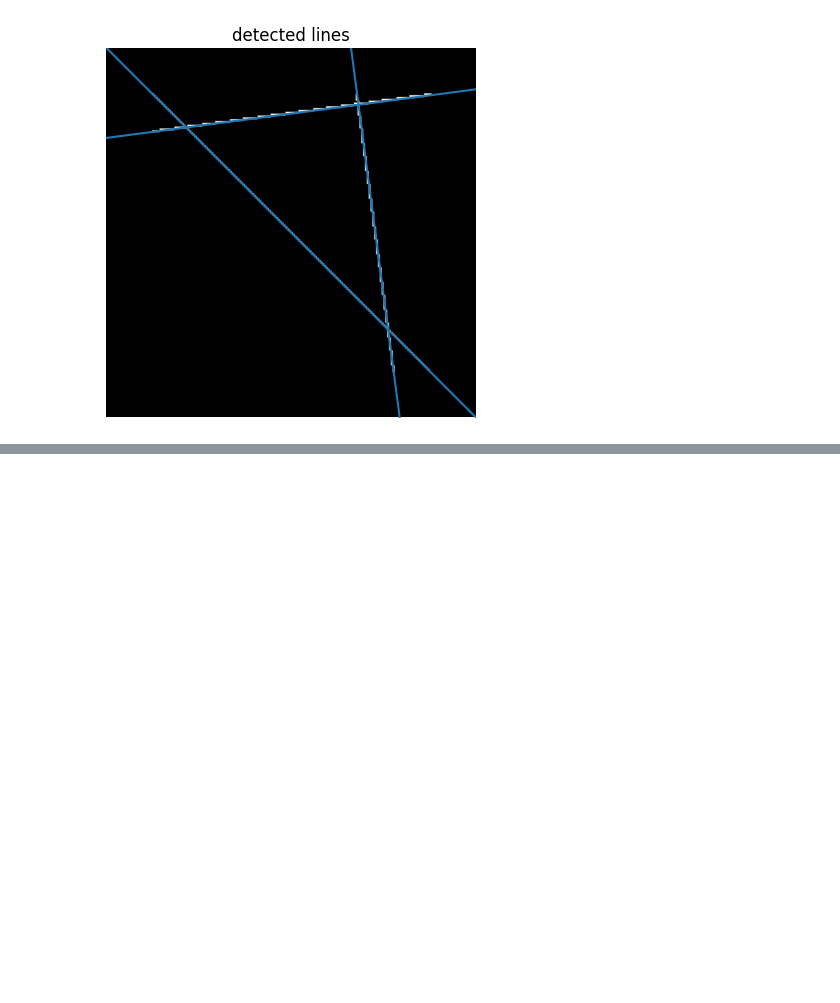
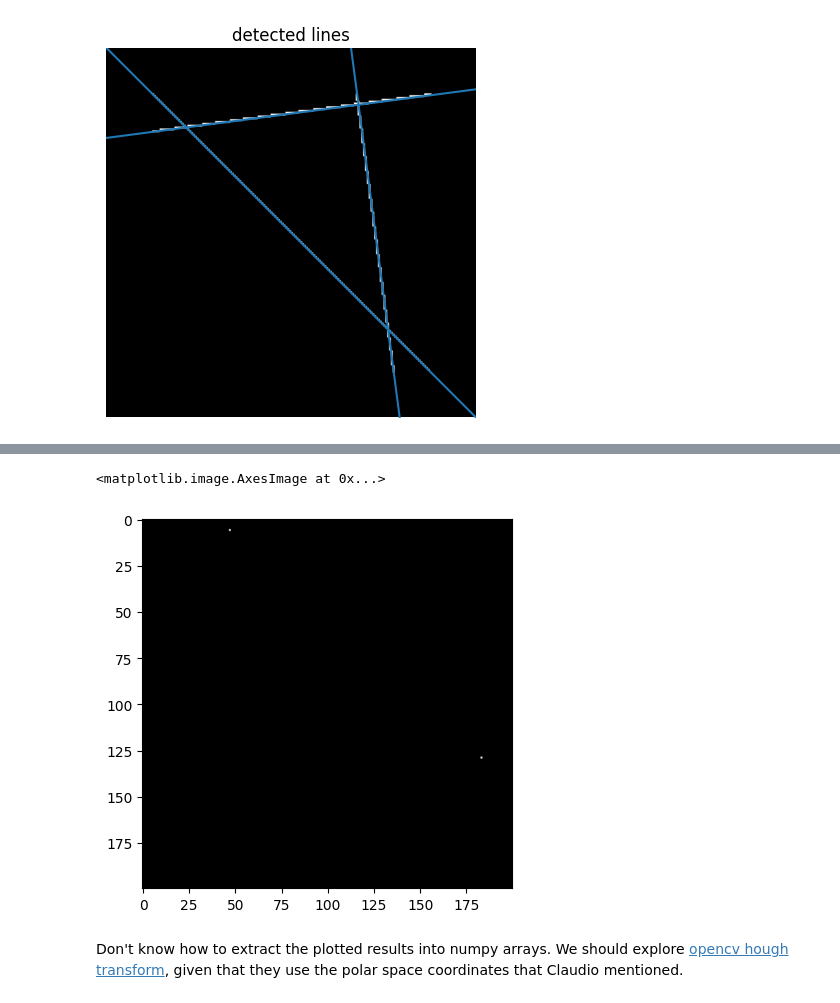
Before and after one commit to hossboll/ht-peaks-detection, a Jupyter notebook: skimage-hough.ipynb, the cells around one changed output, grey strips where cells are left out. Saved outputs shown, nothing was run; the diff lists cells and outputs as text; code cells hidden in the pictures; blank space fills up the shorter version.

```diff
--- a/straight-line-hough.ipynb
+++ b/skimage-hough.ipynb
@@ -72,0 +111,7 @@ for _, angle, dist in zip(*hough_line_peaks(h, theta, d)):
+# %%
+plt.imshow(lines, cmap=cm.gray)
+# %% [output]
+<matplotlib.image.AxesImage at 0x...>
+[figure, added]
+# %% [markdown]
+Don't know how to extract the plotted results into numpy arrays. We should explore [opencv hough transform](https://docs.opencv.org/3.4/d9/db0/tutorial_hough_lines.html), given that they use the polar space coordinates that Claudio mentioned.
```
Also changed, not shown: parts of 4 cells of this notebook, 9 other files.
